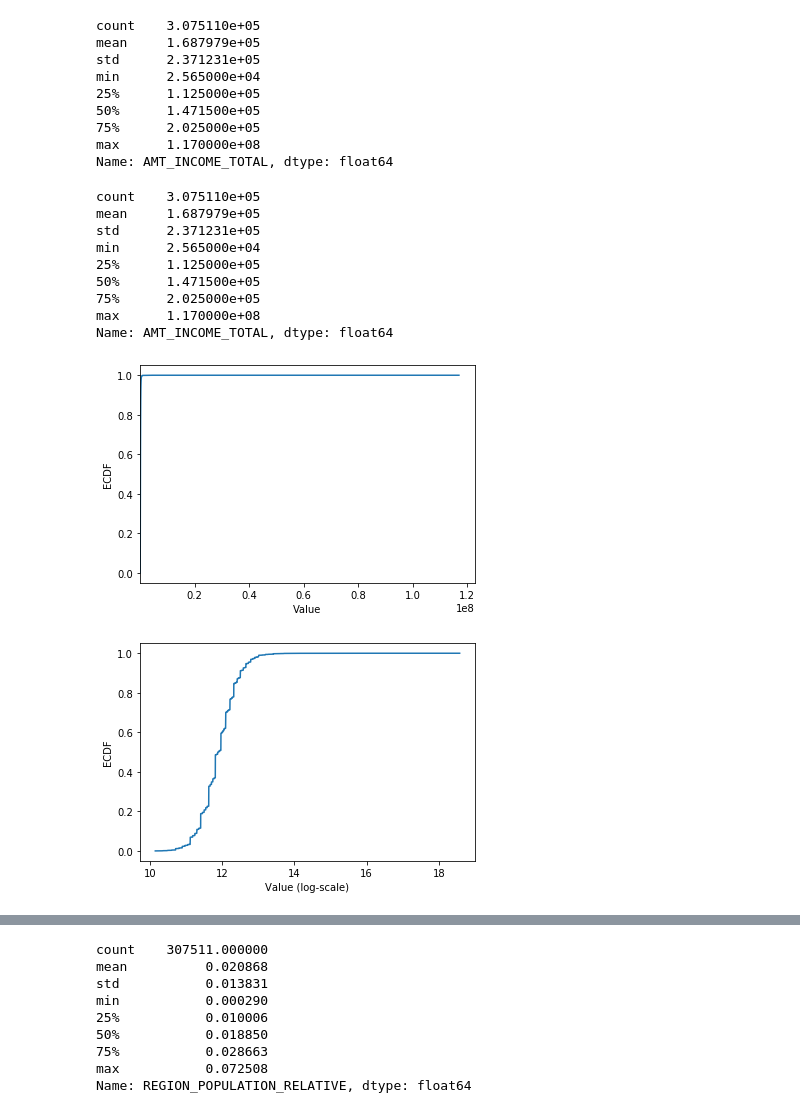
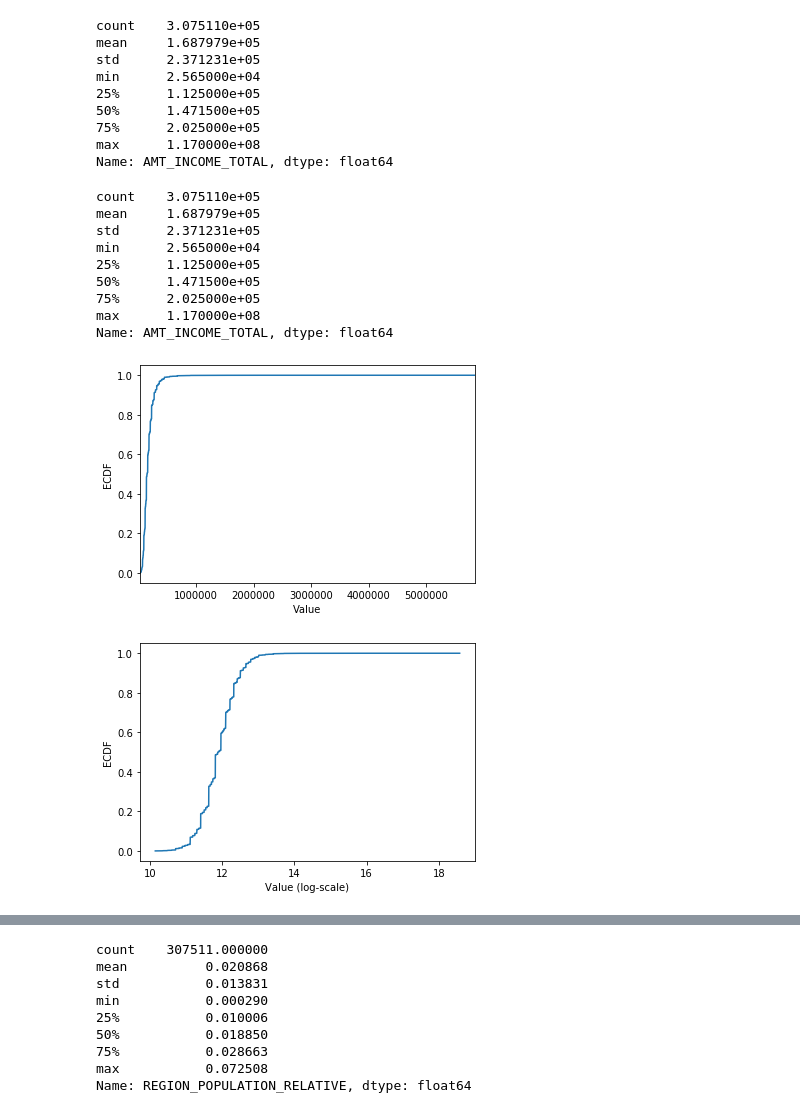
Before and after one commit to chinghancheng/1st-DL-CVMarathon, a Jupyter notebook: Homework/Day_009_HW.ipynb, the cells around one changed output, grey strips where cells are left out. Drawn from its saved outputs; the diff is of its cells as text; code cells hidden in the pictures.

```diff
--- a/Homework/Day_009_HW.ipynb
+++ b/Homework/Day_009_HW.ipynb
@@ -122,35 +122,35 @@ print(app_train['AMT_INCOME_TOTAL'].describe())
 """
 YOUR CODE HERE
 """
 cdf = app_train['AMT_INCOME_TOTAL'].value_counts().sort_index().cumsum()
 
 plt.plot(list(cdf.index), cdf/cdf.max())
 plt.xlabel('Value')
 plt.ylabel('ECDF')
-plt.xlim([cdf.index.min(), cdf.index.max() * 1.05]) # 限制顯示圖片的範圍
+plt.xlim([cdf.index.min(), cdf.index.max() * 0.05]) # 限制顯示圖片的範圍
 plt.ylim([-0.05,1.05]) # 限制顯示圖片的範圍
 
 plt.show()
 
 # 改變 y 軸的 Scale, 讓我們可以正常檢視 ECDF
 plt.plot(np.log(list(cdf.index)), cdf/cdf.max())
 plt.xlabel('Value (log-scale)')
 plt.ylabel('ECDF')
 
 plt.ylim([-0.05,1.05]) # 限制顯示圖片的範圍
 
 plt.show()
 # %% [output]
 count    3.075110e+05
 mean     1.687979e+05
 std      2.371231e+05
 min      2.565000e+04
 25%      1.125000e+05
 50%      1.471500e+05
 75%      2.025000e+05
 max      1.170000e+08
 Name: AMT_INCOME_TOTAL, dtype: float64
-[figure, old version]
+[figure, new version]
 [figure]
 # %% [markdown]
 ## 補充：Normal dist 的 ECDF
```
